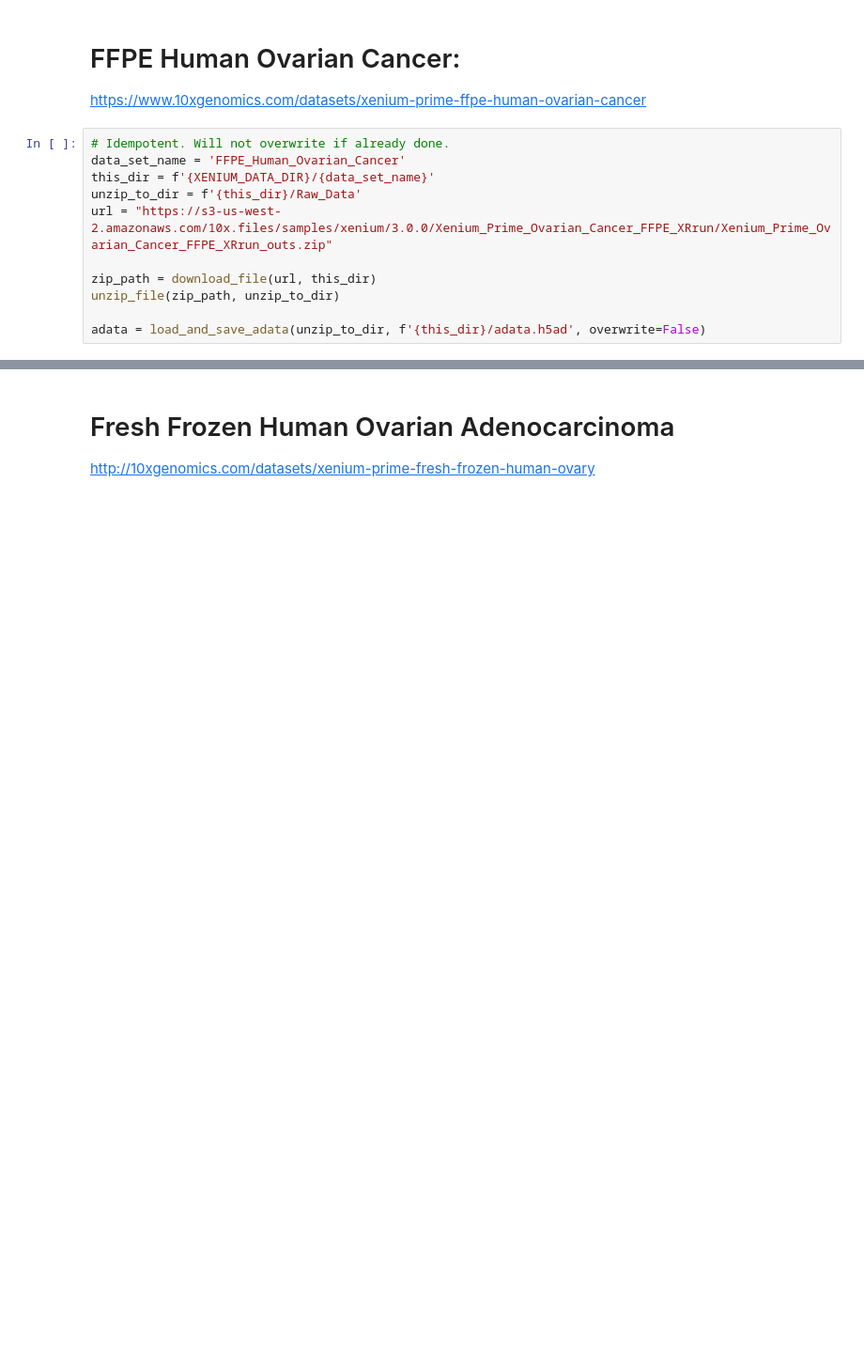
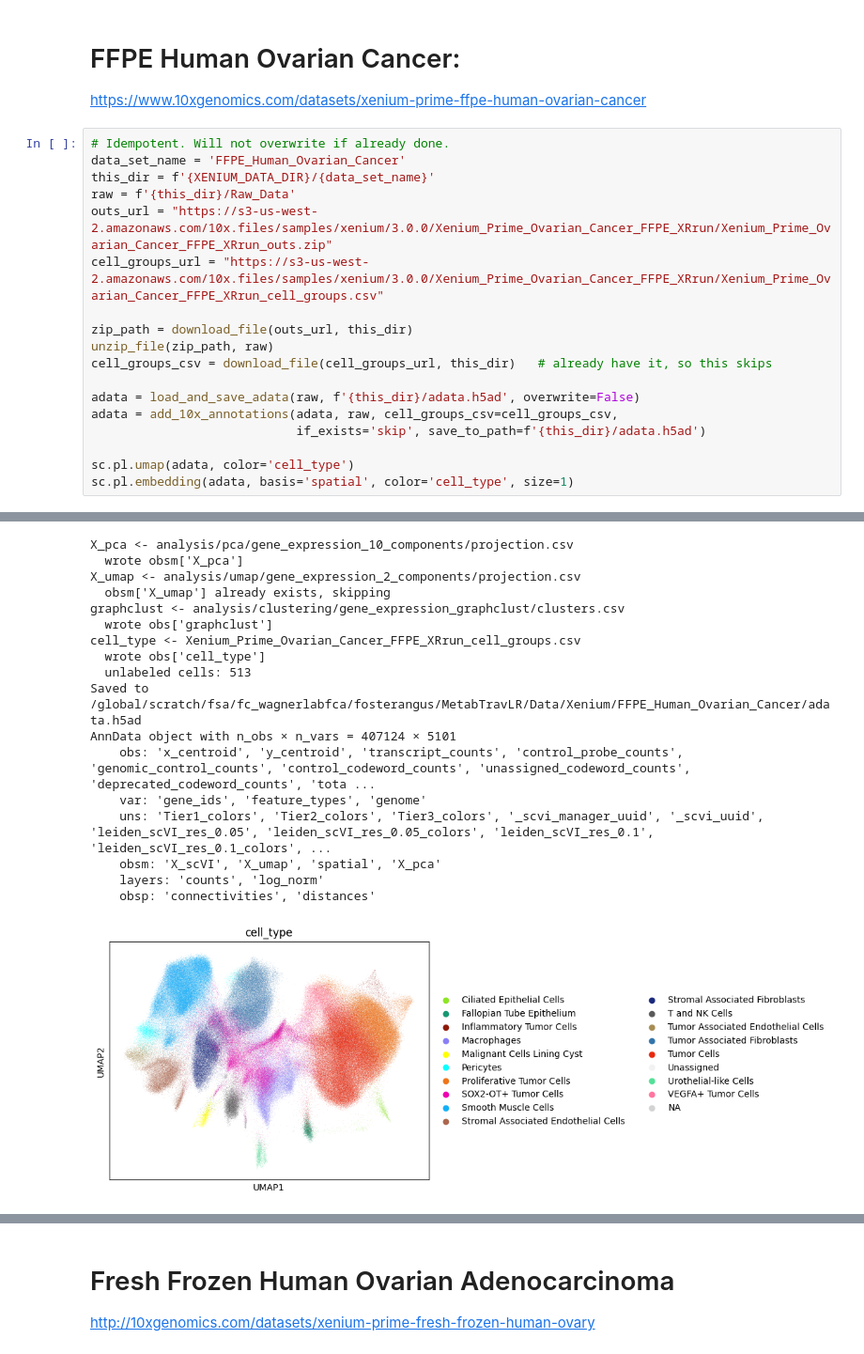
Before and after one commit to fosterea/MetabTravLR, a Jupyter notebook: metab_processing/Preprocess/xenium_download.ipynb, the cells around one changed output, grey strips where cells are left out. Shown at 94% size. Saved outputs shown, nothing was run; the diff lists cells and outputs as text; blank space fills up the shorter version.

Commit message:
Get some annotations on one xenium dataset

```diff
--- a/metab_processing/Preprocess/xenium_download.ipynb
+++ b/metab_processing/Preprocess/xenium_download.ipynb
@@ -122,11 +221,18 @@ https://www.10xgenomics.com/datasets/xenium-prime-ffpe-human-ovarian-cancer
 # Idempotent. Will not overwrite if already done.
 data_set_name = 'FFPE_Human_Ovarian_Cancer'
 this_dir = f'{XENIUM_DATA_DIR}/{data_set_name}'
-unzip_to_dir = f'{this_dir}/Raw_Data'
-url = "https://s3-us-west-2.amazonaws.com/10x.files/samples/xenium/3.0.0/Xenium_Prime_Ovarian_Cancer_FFPE_XRrun/Xenium_Prime_Ovarian_Cancer_FFPE_XRrun_outs.zip"
+raw = f'{this_dir}/Raw_Data'
+outs_url = "https://s3-us-west-2.amazonaws.com/10x.files/samples/xenium/3.0.0/Xenium_Prime_Ovarian_Cancer_FFPE_XRrun/Xenium_Prime_Ovarian_Cancer_FFPE_XRrun_outs.zip"
+cell_groups_url = "https://s3-us-west-2.amazonaws.com/10x.files/samples/xenium/3.0.0/Xenium_Prime_Ovarian_Cancer_FFPE_XRrun/Xenium_Prime_Ovarian_Cancer_FFPE_XRrun_cell_groups.csv"
 
-zip_path = download_file(url, this_dir)
-unzip_file(zip_path, unzip_to_dir)
+zip_path = download_file(outs_url, this_dir)
+unzip_file(zip_path, raw)
+cell_groups_csv = download_file(cell_groups_url, this_dir)   # already have it, so this skips
 
-adata = load_and_save_adata(unzip_to_dir, f'{this_dir}/adata.h5ad', overwrite=False)
+adata = load_and_save_adata(raw, f'{this_dir}/adata.h5ad', overwrite=False)
+adata = add_10x_annotations(adata, raw, cell_groups_csv=cell_groups_csv,
+                            if_exists='skip', save_to_path=f'{this_dir}/adata.h5ad')
+
+sc.pl.umap(adata, color='cell_type')
+sc.pl.embedding(adata, basis='spatial', color='cell_type', size=1)
 # %% [output]
@@ -139,0 +251,18 @@ AnnData object with n_obs × n_vars = 407124 × 5101
+X_pca <- analysis/pca/gene_expression_10_components/projection.csv
+  wrote obsm['X_pca']
+X_umap <- analysis/umap/gene_expression_2_components/projection.csv
+  obsm['X_umap'] already exists, skipping
+graphclust <- analysis/clustering/gene_expression_graphclust/clusters.csv
+  wrote obs['graphclust']
+cell_type <- Xenium_Prime_Ovarian_Cancer_FFPE_XRrun_cell_groups.csv
+  wrote obs['cell_type']
+  unlabeled cells: 513
+Saved to /global/scratch/fsa/fc_wagnerlabfca/fosterangus/MetabTravLR/Data/Xenium/FFPE_Human_Ovarian_Cancer/adata.h5ad
+AnnData object with n_obs × n_vars = 407124 × 5101
+    obs: 'x_centroid', 'y_centroid', 'transcript_counts', 'control_probe_counts', 'genomic_control_counts', 'control_codeword_counts', 'unassigned_codeword_counts', 'deprecated_codeword_counts', 'tota ...
+    var: 'gene_ids', 'feature_types', 'genome'
+    uns: 'Tier1_colors', 'Tier2_colors', 'Tier3_colors', '_scvi_manager_uuid', '_scvi_uuid', 'leiden_scVI_res_0.05', 'leiden_scVI_res_0.05_colors', 'leiden_scVI_res_0.1', 'leiden_scVI_res_0.1_colors', ...
+    obsm: 'X_scVI', 'X_umap', 'spatial', 'X_pca'
+    layers: 'counts', 'log_norm'
+    obsp: 'connectivities', 'distances'
+[figure, added]
```
Also changed, not shown: parts of 4 cells of this notebook.
